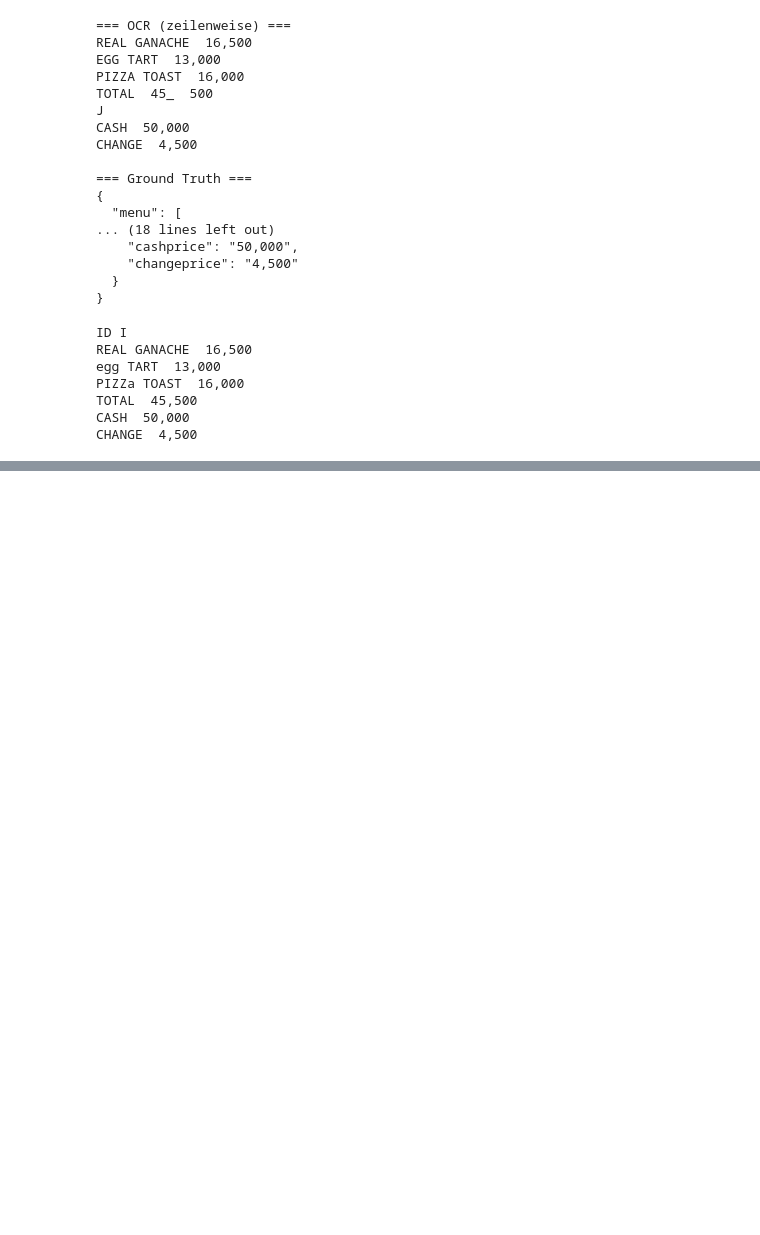
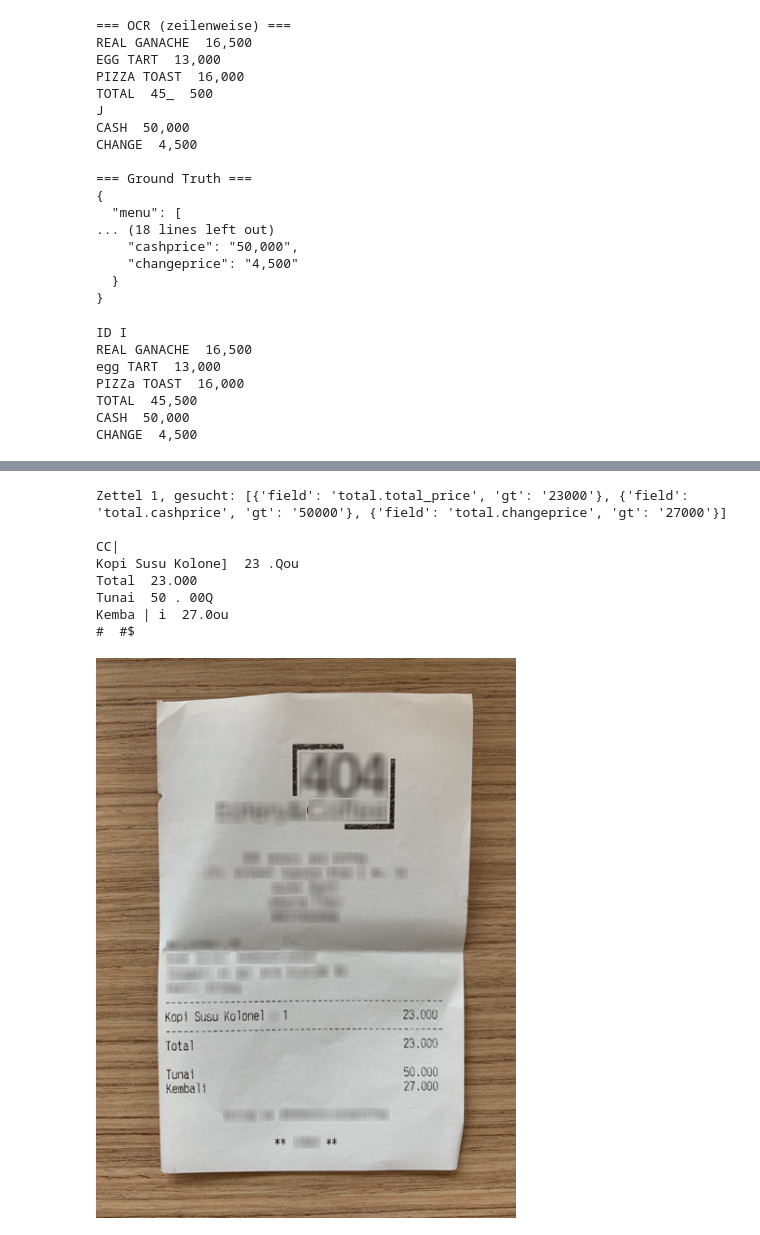
Before and after one commit to abd-ahmad/receipt-extraction-benchmark, a Jupyter notebook: notebooks/02_ocr.ipynb, the cells around one changed output, grey strips where cells are left out. Drawn from its saved outputs; the diff is of its cells as text; code cells hidden in the pictures; blank space fills up the shorter version.

Commit message:
measure ocr coverage, add lenient ocr and run on test split

```diff
--- a/notebooks/02_ocr.ipynb
+++ b/notebooks/02_ocr.ipynb
@@ -119,0 +153,13 @@ CHANGE  4,500
+# %%
+val_gt = list(ds["validation"]["ground_truth"])
+
+cov_default = field_coverage(load_ocr("../results/ocr/validation.json"), val_gt)
+cov_tuned = field_coverage(load_ocr("../results/ocr/validation_tuned.json"), val_gt)
+
+summary = pd.DataFrame({
+    "n": cov_default.groupby("field").size(),
+    "default": cov_default.groupby("field")["found"].mean() * 100,
+    "tuned": cov_tuned.groupby("field")["found"].mean() * 100,
+})
+summary.loc["ALL"] = [len(cov_default), cov_default["found"].mean() * 100, cov_tuned["found"].mean() * 100]
+summary.round(1)
@@ -119,0 +175,4 @@ CHANGE  4,500
+# %%
+missed = cov_default[~cov_default["found"]]
+print(f"{len(missed)} Felder nicht im OCR-Text gefunden\n")
+missed
@@ -119,0 +194,20 @@ CHANGE  4,500
+# %%
+idx = missed.iloc[1]["index"]   # erster Fehlschlag; Zahl 0 ändern, um andere anzusehen
+
+record = load_ocr("../results/ocr/validation.json")["records"][idx]
+print(f"Zettel {idx}, gesucht: {missed[missed['index'] == idx][['field', 'gt']].to_dict('records')}\n")
+print("\n".join(group_into_lines(record["words"])))
+
+img = ds["validation"][int(idx)]["image"].copy()
+img.thumbnail((600, 600))
+img
+# %% [output]
+Zettel 1, gesucht: [{'field': 'total.total_price', 'gt': '23000'}, {'field': 'total.cashprice', 'gt': '50000'}, {'field': 'total.changeprice', 'gt': '27000'}]
+
+CC|
+Kopi Susu Kolone]  23 .Qou
+Total  23.O00
+Tunai  50 . 00Q
+Kemba | i  27.0ou
+#  #$
+[figure, added]
```
Also changed, not shown: parts of 5 cells of this notebook, 1 other file.
